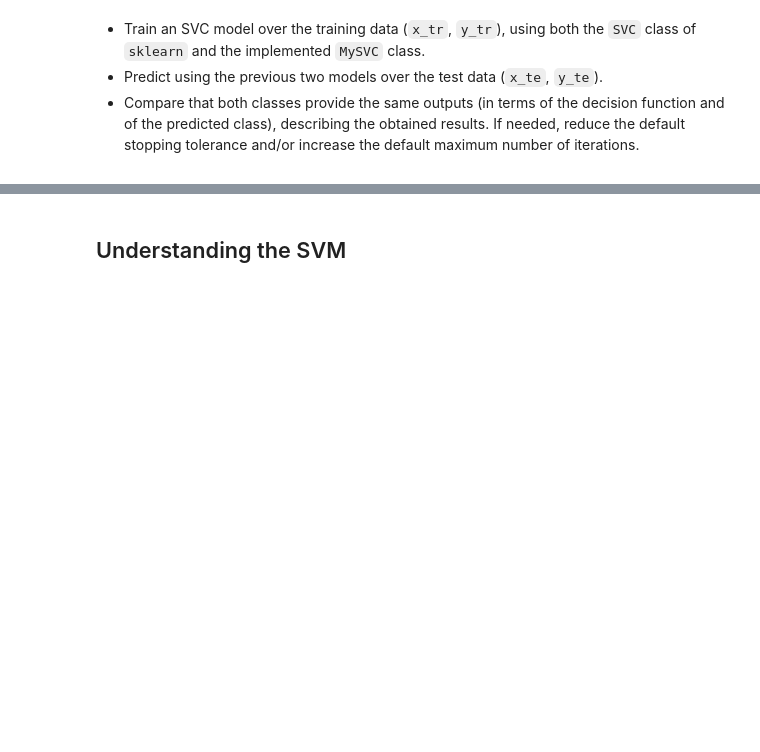
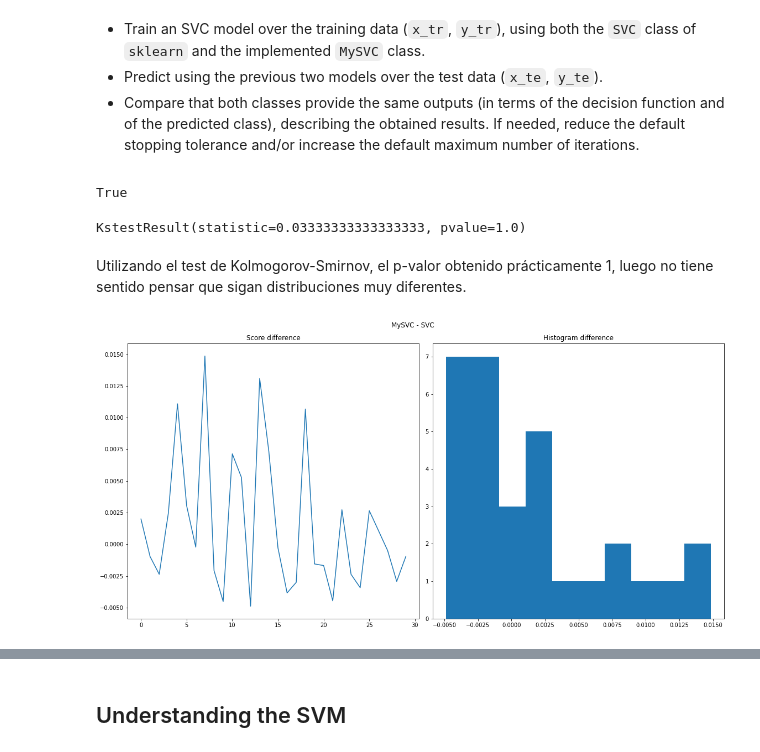
Before and after one commit to glorelvalle/mucd-mg, a Jupyter notebook: maaa/p1/SMO.ipynb, the cells around one changed output, grey strips where cells are left out. Saved outputs shown, nothing was run; the diff lists cells and outputs as text; code cells hidden in the pictures; blank space fills up the shorter version.

```diff
--- a/maaa/p1/SMO.ipynb
+++ b/maaa/p1/SMO.ipynb
@@ -314,11 +317,39 @@ gamma = 'scale'
 model_my = MySVC(C=C, gamma=gamma)
 model_sk = SVC(C=C, gamma=gamma)
 
-# Training of the models (complete).
-# ...
+# Training of the models.
+model_my.fit(x_tr,y_tr)
+model_sk.fit(x_tr,y_tr)
 
-# Comparative of the predicted scores (complete).
-# ...
+# Comparative of the predicted scores.
+scores_my = model_my.decision_function(x_te)
+scores_sk = model_sk.decision_function(x_te)
 
-# Comparative of the predicted classes (complete).
-# ...
+# Comparative of the predicted classes.
+predictions_my = model_my.predict(x_te)
+predictions_sk = model_sk.predict(x_te)
+# %%
+print((predictions_my==predictions_sk).all())
+# %% [output]
+True
+# %%
+from scipy.stats import ks_2samp
+ks_2samp(scores_sk, scores_my)
+# %% [output]
+KstestResult(statistic=0.03333333333333333, pvalue=1.0)
+# %% [markdown]
+Utilizando el test de Kolmogorov-Smirnov, el p-valor obtenido prácticamente 1, luego no tiene sentido pensar que sigan distribuciones muy diferentes.
+# %%
+fig, (ax1, ax2) = plt.subplots(1, 2)
+fig.set_size_inches(16, 8)
+fig.suptitle('MySVC - SVC')
+
+ax1.plot(scores_my-scores_sk)
+ax1.set_title("Score difference")
+
+ax2.hist(scores_my-scores_sk)
+ax2.set_title("Histogram difference")
+
+fig.tight_layout()
+# %% [output]
+[figure, added]
```
Also changed, not shown: parts of 7 cells of this notebook.
